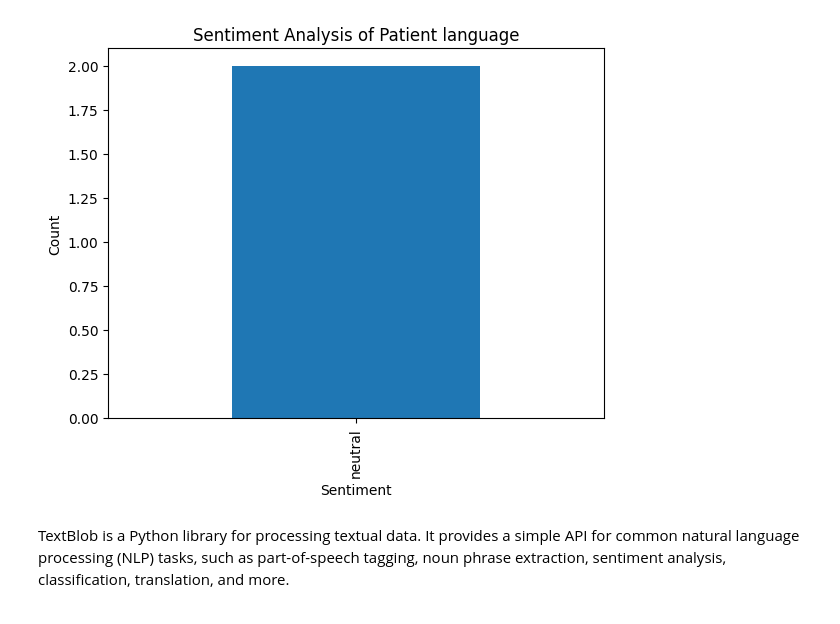
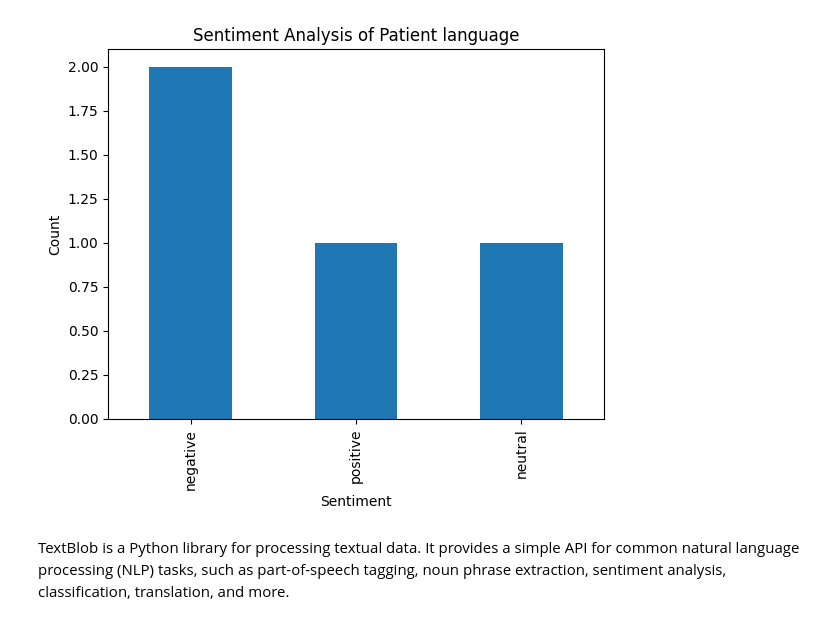
Before and after one commit to itsmepriyabrata/priyabrata_ai_python, a Jupyter notebook: Sentiment_analysis.ipynb, the cells around one changed output. Drawn from its saved outputs; the diff is of its cells as text; code cells hidden in the pictures.

```diff
--- a/Sentiment_analysis.ipynb
+++ b/Sentiment_analysis.ipynb
@@ -3,16 +9,16 @@
 # %%
 !pip install pandas textblob matplotlib
 !python -m textblob.download_corpora
-
-Upload your CSV file
+!pip install openai
 from google.colab import files
 uploaded = files.upload()
 
 import pandas as pd
 from textblob import TextBlob
 import matplotlib.pyplot as plt
+import pandas as pd
 
-df = pd.read_csv('patient_data.csv', encoding='ISO-8859-1')
+df = pd.read_csv("patient_data (2).csv", encoding='ISO-8859-1')
 
 print(df.head())
 
@@ -25,9 +31,9 @@ def get_sentiment(text):
     else:
         return 'negative'
 
-df['sentiment'] = df['language'].apply(get_sentiment)
+df['sentiment'] = df['status'].apply(get_sentiment)
 
-print(df[['language', 'sentiment']])
+print(df[['status', 'sentiment']])
 
 sentiment_counts = df['sentiment'].value_counts()
 print(sentiment_counts)
@@ -74,4 +80,4 @@ neutral    2
 Name: count, dtype: int64
-[figure, old version]
+[figure, new version]
 # %% [markdown]
 TextBlob is a Python library for processing textual data. It provides a simple API for common natural language processing (NLP) tasks, such as part-of-speech tagging, noun phrase extraction, sentiment analysis, classification, translation, and more.
```
Also changed, not shown: parts of 2 cells of this notebook.
